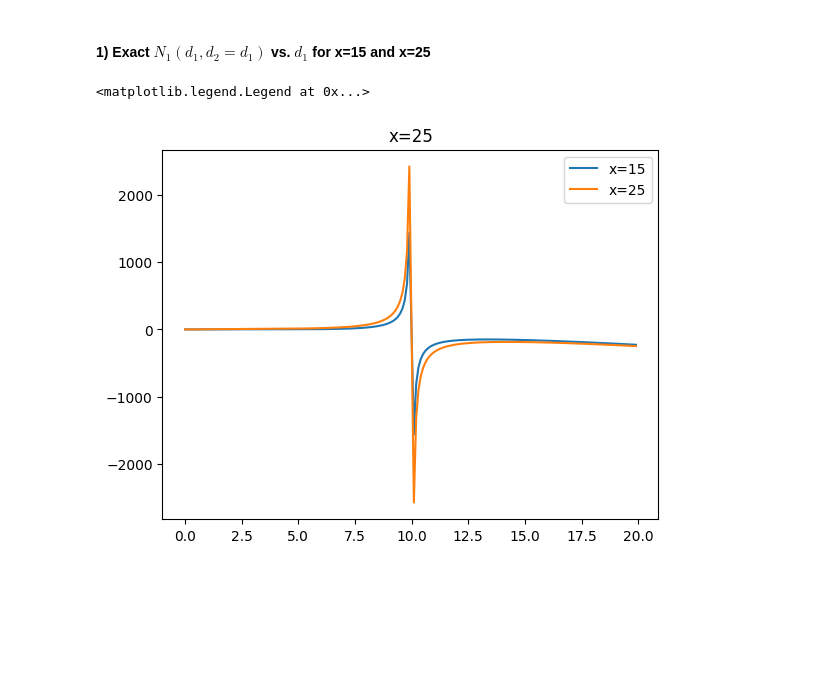
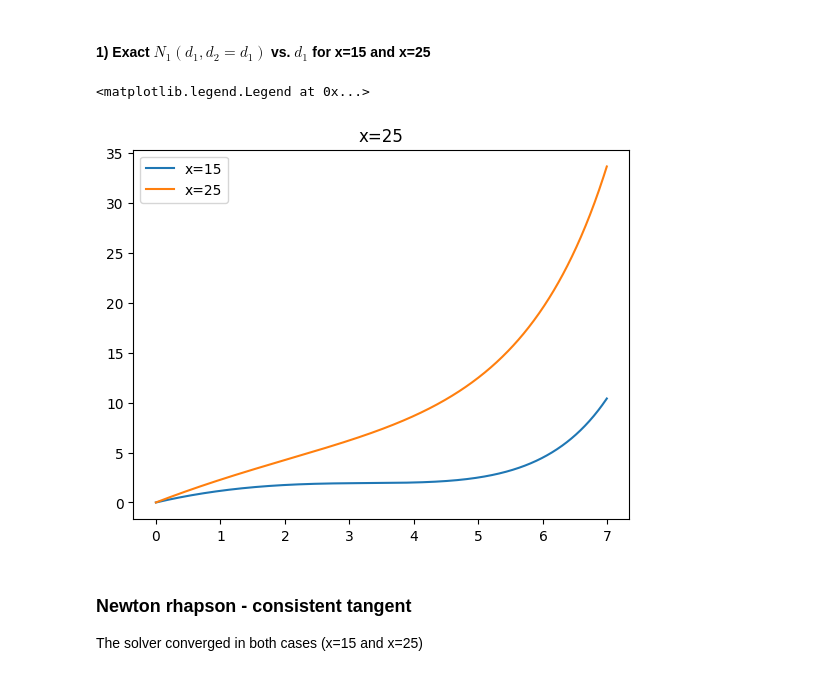
Before and after one commit to rebpoli/Doutorado, a Jupyter notebook: CSE397-2 - Non linear static FEM/HW1/Q3.ipynb, the cells around one changed output. Cells and saved outputs as stored; diff of their text form; code cells hidden in the pictures; blank space fills up the shorter version.

```diff
--- a/CSE397-2 - Non linear static FEM/HW1/Q3.ipynb
+++ b/CSE397-2 - Non linear static FEM/HW1/Q3.ipynb
@@ -155,21 +155,21 @@ def run_sim( x, line_search=False, modif_nr=False,  line_search_maxit=1000, line
 # %%
 import matplotlib.pyplot as plt
 import numpy as np
 
-d0_ = np.arange(0,20,.1)
+d0_ = np.arange(0,7,.01)
 d0 = np.array( [ i for i in d0_ if i != 10] )
 
 d0 = [ d0, d0 ]
 N15exact = cN1(15,d0)
 plt.plot( d0[0], N15exact, label="x=15" )
 plt.title("x=15")
 N25exact = cN1(25,d0)
 plt.plot( d0[0], N25exact, label="x=25" )
 plt.title("x=25")
 plt.legend()
 # %% [output]
 <matplotlib.legend.Legend at 0x...>
-[figure, old version]
+[figure, new version]
 # %%
 import matplotlib.pyplot as plt
 def full_run(line_search, modif_nr=False,  line_search_maxit=1000, line_search_fast_s=False, BFGS=False) :
@@ -199,6 +199,10 @@ def full_run(line_search, modif_nr=False,  line_search_maxit=1000, line_search_f
     plt.figure()
     plt.plot(F15,I15,label="Iterations x=15")
     plt.plot(F25,I25,label="Iterations x=25")
+# %% [markdown]
+### Newton rhapson - consistent tangent
+
+The solver converged in both cases (x=15 and x=25)
 # %%
 full_run( line_search=0, modif_nr=False, line_search_maxit=10000, line_search_fast_s=False )
 # %% [output]
```
Also changed, not shown: parts of 17 cells of this notebook, 9 other files.
